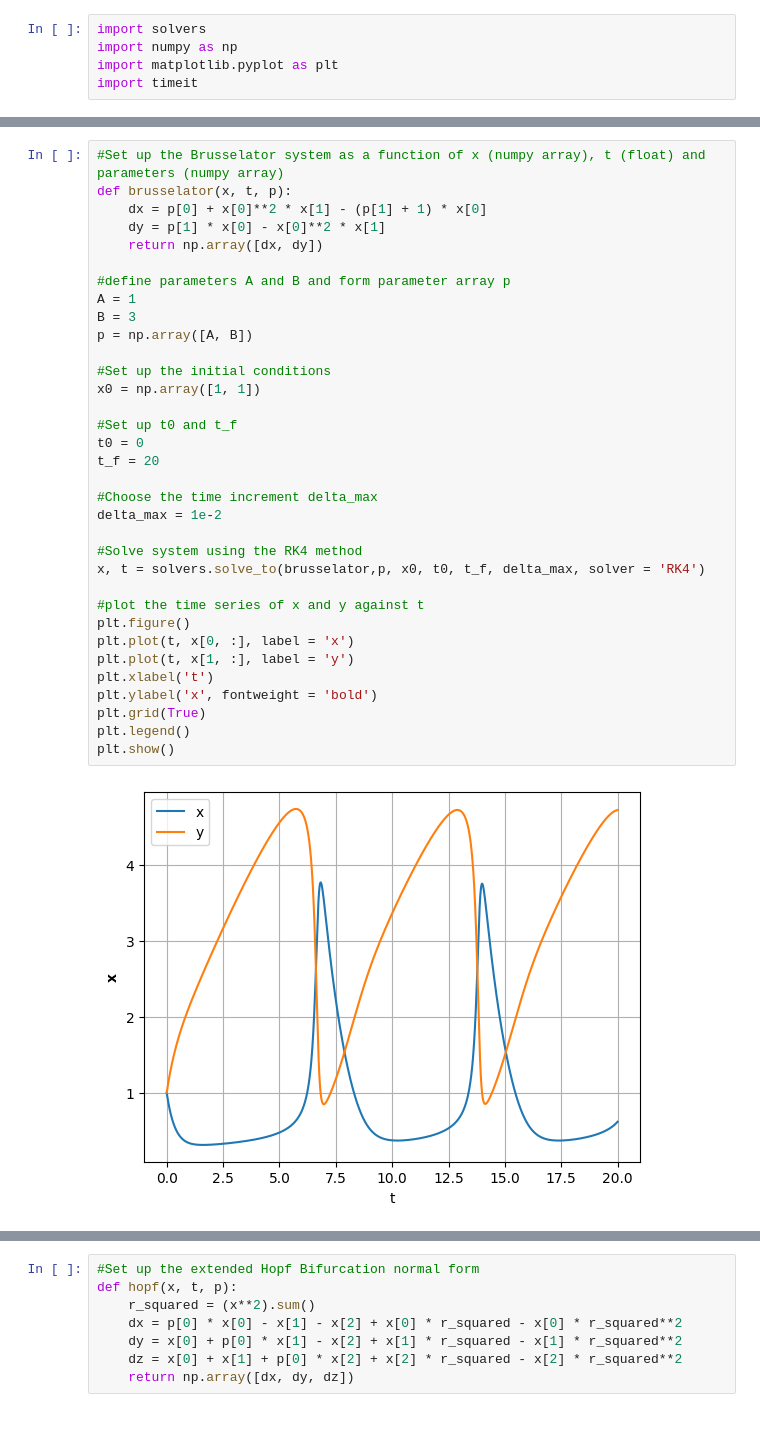
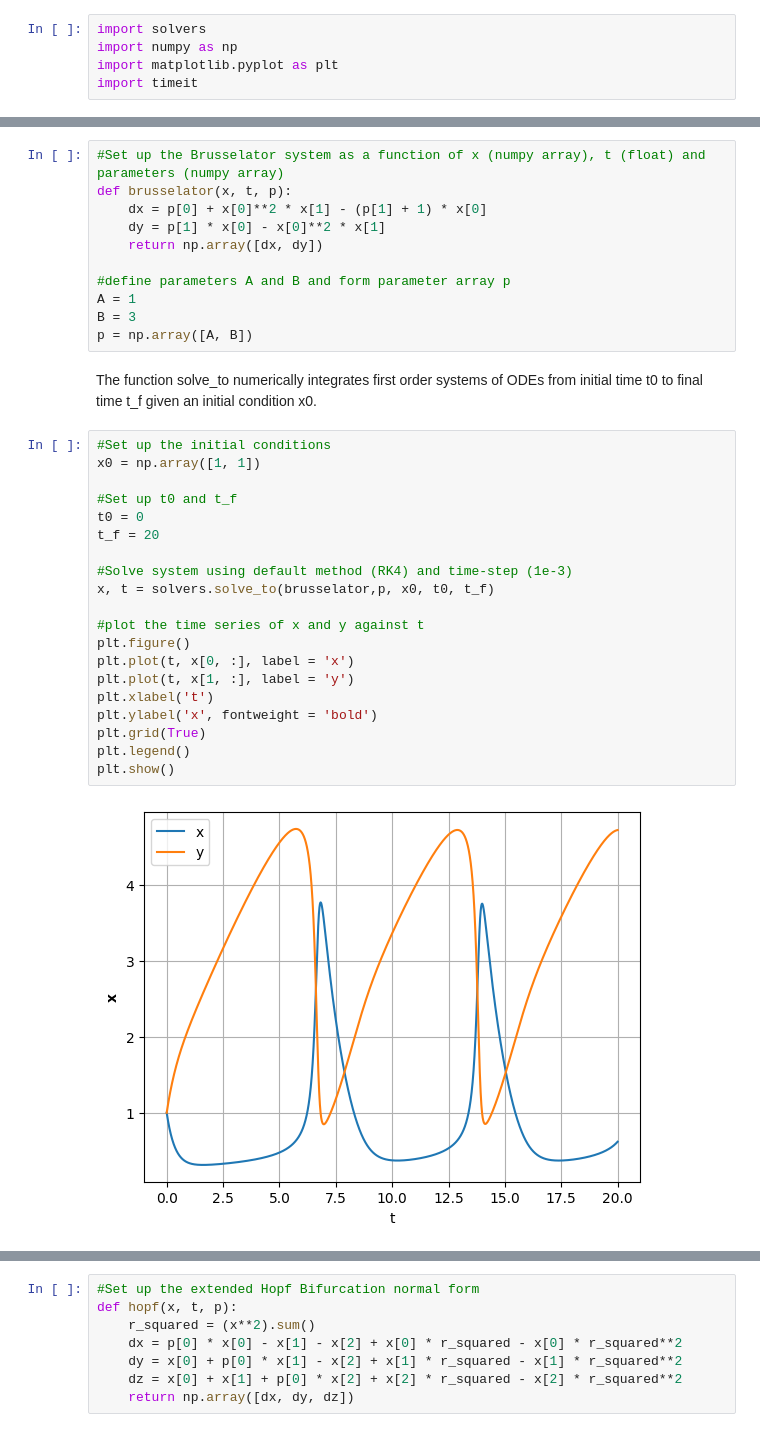
Before and after one commit to barnander/Numerical-Tools-for-Dynamical-Systems, a Jupyter notebook: Coursework.ipynb, the cells around one changed output, grey strips where cells are left out. Saved outputs shown, nothing was run; the diff lists cells and outputs as text.

```diff
--- a/Coursework.ipynb
+++ b/Coursework.ipynb
@@ -24,29 +24,28 @@ def brusselator(x, t, p):
 A = 1
 B = 3
 p = np.array([A, B])
-
-#Set up the initial conditions
-x0 = np.array([1, 1])
-
-#Set up t0 and t_f
-t0 = 0
-t_f = 20
-
-#Choose the time increment delta_max
-delta_max = 1e-2
-
-#Solve system using the RK4 method
-x, t = solvers.solve_to(brusselator,p, x0, t0, t_f, delta_max, solver = 'RK4')
-
-#plot the time series of x and y against t
-plt.figure()
-plt.plot(t, x[0, :], label = 'x')
-plt.plot(t, x[1, :], label = 'y')
-plt.xlabel('t')
-plt.ylabel('x', fontweight = 'bold')
-plt.grid(True)
-plt.legend()
-plt.show()
-# %% [output]
-[figure, removed]
+# %% [markdown]
+The function solve_to numerically integrates first order systems of ODEs from initial time t0 to final time t_f given an initial condition x0.
+# %%
+#Set up the initial conditions
+x0 = np.array([1, 1])
+
+#Set up t0 and t_f
+t0 = 0
+t_f = 20
+
+#Solve system using default method (RK4) and time-step (1e-3)
+x, t = solvers.solve_to(brusselator,p, x0, t0, t_f)
+
+#plot the time series of x and y against t
+plt.figure()
+plt.plot(t, x[0, :], label = 'x')
+plt.plot(t, x[1, :], label = 'y')
+plt.xlabel('t')
+plt.ylabel('x', fontweight = 'bold')
+plt.grid(True)
+plt.legend()
+plt.show()
+# %% [output]
+[figure, added]
 # %% [markdown]
```
Also changed, not shown: parts of 33 cells of this notebook, 1 other file.
